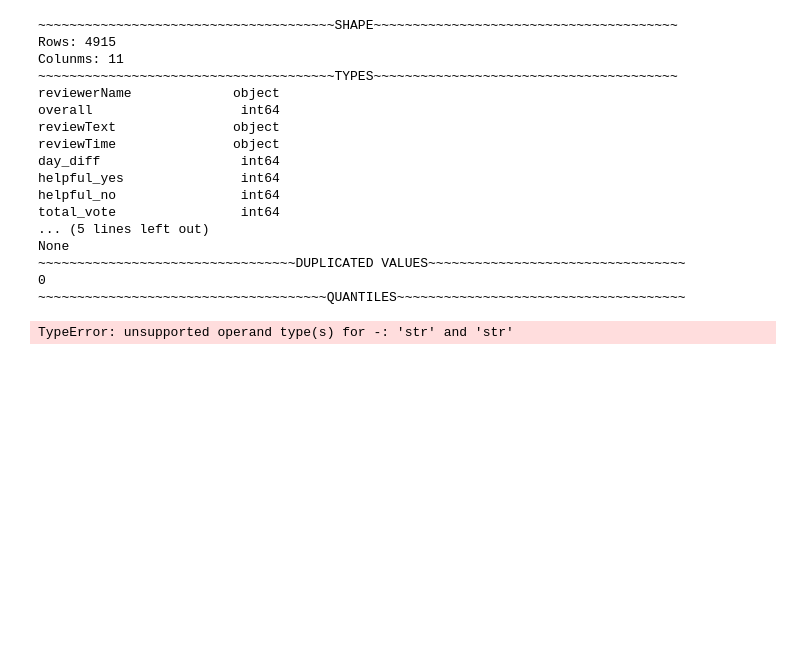
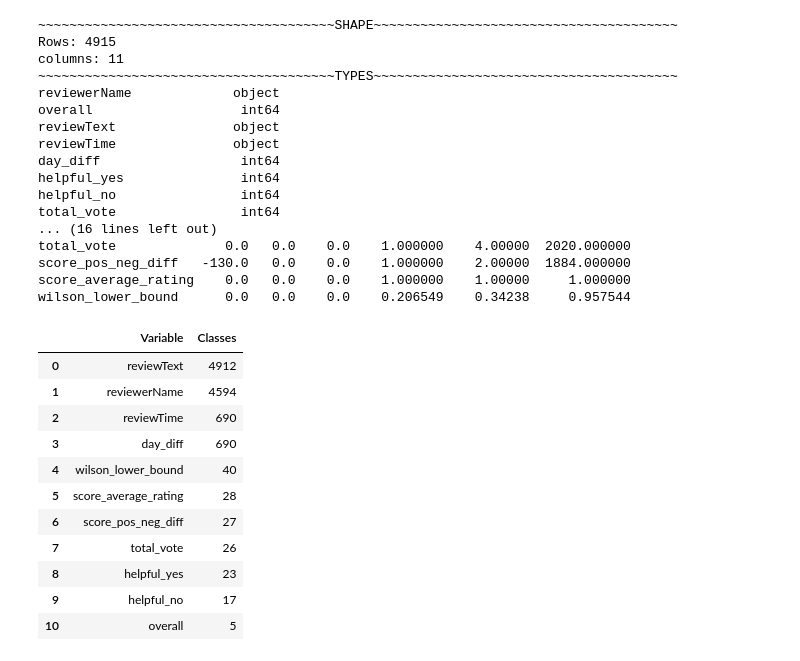
Before and after one commit to Aarti-bhardwaj12/Sentiment-Analysis-of-Amazon-Reviews, a Jupyter notebook: Notebooks/Sentiment Analysis of Amazon Reviews .ipynb, the cells around one changed output. Drawn from its saved outputs; the diff is of its cells as text; code cells hidden in the pictures; blank space fills up the shorter version.

```diff
--- a/Notebooks/Sentiment Analysis of Amazon Reviews .ipynb
+++ b/Notebooks/Sentiment Analysis of Amazon Reviews .ipynb
@@ -49,32 +47,37 @@ amazon.head()
 | 317 | Amazon Customer "Kelly" | 1 | If your card gets hot enough to b... | 09-02-2012 | 1033 | 422 | 73 | 495 | ... |
 | 4672 | Twister | 5 | Sandisk announcement of the first... | 03-07-2014 | 158 | 45 | 4 | 49 | ... |
 # %%
-def missing_values_analysis(amazon):
-   def missing_values_analysis(amazon):
-    na_columns_ = [col for col in amazon.columns if amazon[col].isnull().sum() > 0]
-    n_miss = amazon[na_columns_].isnull().sum().sort_values(ascending=True)  # Fixed typo here
-    ratio_ = (amazon[na_columns_].isnull().sum() / amazon.shape[0] * 100).sort_values(ascending=True)  # Fixed typo here
-    missing_amazon = pd.concat([n_miss, np.round(ratio_, 2)], axis=1, keys=['Missing Values', 'Ratio'])
-    return missing_amazon
+def missing_values_analysis(df):
+    na_columns_ = [col for col in df.columns if df[col].isnull().sum() > 0]
+    n_miss = df[na_columns_].isnull().sum().sort_values(ascending=True)
+    ratio_ = (df[na_columns_].isnull().sum() / df.shape[0]* 100).sort_values(ascending=True)
+    missing_df = pd.concat([n_miss, np.round(ratio_, 2)], axis =1, keys=['Missing Values', 'Ratio'])
+    missing_df = pd. DataFrame(missing_df)
+    return missing_df
 
-def check_dataframe(amazon, head=5, tail=5):
-    print("SHAPE".center(82,'~'))
-    print('Rows: {}'.format(amazon.shape[0]))
-    print('Colunms: {}'.format(amazon.shape[1]))
-    print("TYPES".center(82,'~'))
-    print(amazon.dtypes)
-    print("".center(82,'~'))
-    print(missing_values_analysis(amazon))
-    print('DUPLICATED VALUES'.center(83,'~'))
-    print(amazon.duplicated().sum())
-    print("QUANTILES".center(83, '~'))
-    print(amazon.quantile([0, 0.05, 0.50, 0.95, 0.99, 1]).T)
+def check_dataframe (df, head=5, tail= 5):
 
-check_dataframe(amazon)
+    print("SHAPE".center (82,'~'))
+    print('Rows: {}'.format(df.shape[0]))
+    print('columns: {}'.format(df.shape[1]))
+    print("TYPES".center (82,'~'))
+    print(df.dtypes)
+    print("".center (82, '~'))
+    print(missing_values_analysis(df))
+    print('DUPLICATED VALUES'.center (83,'~'))
+    print(df.duplicated().sum())
+    print("QUANTILES".center(82,'~'))
+    # Select only numeric columns
+    numeric_df = df.select_dtypes(include=['number'])
+
+    # Now apply quantile to the numeric columns
+    print(numeric_df.quantile([0, 0.05, 0.50, 0.95, 0.99, 1]).T)
+
+check_dataframe (df)
 # %% [output]
 ~~~~~~~~~~~~~~~~~~~~~~~~~~~~~~~~~~~~~~SHAPE~~~~~~~~~~~~~~~~~~~~~~~~~~~~~~~~~~~~~~~
 Rows: 4915
-Colunms: 11
+columns: 11
 ~~~~~~~~~~~~~~~~~~~~~~~~~~~~~~~~~~~~~~TYPES~~~~~~~~~~~~~~~~~~~~~~~~~~~~~~~~~~~~~~~
 reviewerName             object
 overall                   int64
@@ -84,9 +87,30 @@ day_diff                  int64
 helpful_yes               int64
 helpful_no                int64
 total_vote                int64
-... (5 lines left out)
-None
-~~~~~~~~~~~~~~~~~~~~~~~~~~~~~~~~~DUPLICATED VALUES~~~~~~~~~~~~~~~~~~~~~~~~~~~~~~~~~
-0
-~~~~~~~~~~~~~~~~~~~~~~~~~~~~~~~~~~~~~QUANTILES~~~~~~~~~~~~~~~~~~~~~~~~~~~~~~~~~~~~~
+... (16 lines left out)
+total_vote              0.0   0.0    0.0    1.000000    4.00000  2020.000000
+score_pos_neg_diff   -130.0   0.0    0.0    1.000000    2.00000  1884.000000
+score_average_rating    0.0   0.0    0.0    1.000000    1.00000     1.000000
+wilson_lower_bound      0.0   0.0    0.0    0.206549    0.34238     0.957544
-TypeError: unsupported operand type(s) for -: 'str' and 'str'
+# %%
+def check_class(dataframe):
+    nunique_df = pd. DataFrame({'Variable': dataframe.columns,
+                                'Classes': [dataframe[i].nunique()\
+                                           for i in dataframe.columns]})
+    nunique_df = nunique_df.sort_values('Classes',ascending=False)
+    nunique_df = nunique_df.reset_index(drop = True)
+    return nunique_df
+check_class(df)
+# %% [output]
+|  | Variable | Classes |
+| 0 | reviewText | 4912 |
+| 1 | reviewerName | 4594 |
+| 2 | reviewTime | 690 |
+| 3 | day_diff | 690 |
+| 4 | wilson_lower_bound | 40 |
+| 5 | score_average_rating | 28 |
+| 6 | score_pos_neg_diff | 27 |
+| 7 | total_vote | 26 |
+| 8 | helpful_yes | 23 |
+| 9 | helpful_no | 17 |
+| 10 | overall | 5 |
```
Also changed, not shown: parts of 14 cells of this notebook.
